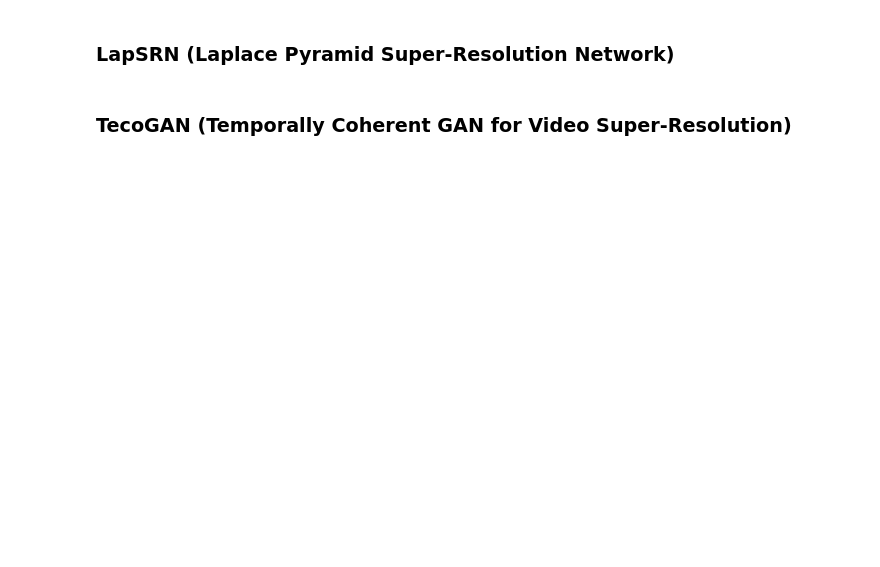
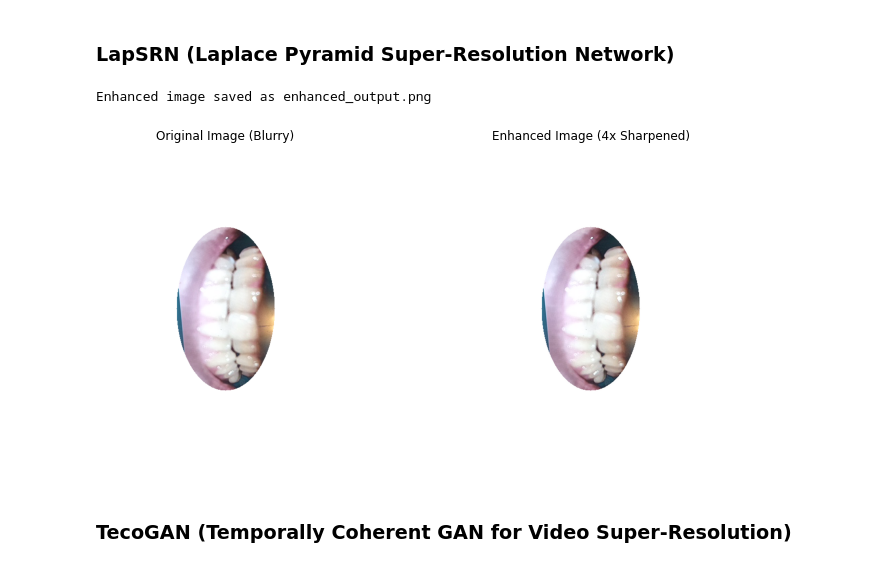
Before and after one commit to Muhammad-Abdullah-Jami/Personal_Projects, a Jupyter notebook: Image_enhancement_experimentation.ipynb, the cells around one changed output. Drawn from its saved outputs; the diff is of its cells as text; code cells hidden in the pictures; blank space fills up the shorter version.

```diff
--- a/Image_enhancement_experimentation.ipynb
+++ b/Image_enhancement_experimentation.ipynb
@@ -699,6 +903,62 @@ FSRNet (Fast Super-Resolution Network)
 ### LapSRN (Laplace Pyramid Super-Resolution Network)
 # %%
 LapSRN (Laplace Pyramid Super-Resolution Network)
+# %%
+import cv2
+import numpy as np
+from PIL import Image
+import matplotlib.pyplot as plt
+
+def enhance_image(image_path, output_path="enhanced_image.png", scale_factor=4):
+    # Load image using OpenCV
+    image = cv2.imread(image_path)
+
+    if image is None:
+        print("Error: Image not found or unable to read.")
+        return
+
+    # Convert from BGR to RGB (for correct color representation)
+    image = cv2.cvtColor(image, cv2.COLOR_BGR2RGB)
+
+    # Perform 4x Super-Resolution using Bicubic Interpolation
+    height, width = image.shape[:2]
+    upscaled_image = cv2.resize(image, (width * scale_factor, height * scale_factor), interpolation=cv2.INTER_CUBIC)
+
+    # Apply a sharpening filter
+    sharpening_kernel = np.array([[0, -1, 0],
+                                  [-1, 5, -1],
+                                  [0, -1, 0]])
+
+    sharpened_image = cv2.filter2D(upscaled_image, -1, sharpening_kernel)
+
+    # Convert back to PIL format for display
+    enhanced_image = Image.fromarray(sharpened_image)
+
+    # Save the enhanced image
+    enhanced_image.save(output_path)
+    print(f"Enhanced image saved as {output_path}")
+
+    # Display original and enhanced images
+    plt.figure(figsize=(12, 6))
+
+    plt.subplot(1, 2, 1)
+    plt.imshow(Image.open(image_path))
+    plt.title("Original Image (Blurry)")
+    plt.axis("off")
+
+    plt.subplot(1, 2, 2)
+    plt.imshow(enhanced_image)
+    plt.title("Enhanced Image (4x Sharpened)")
+    plt.axis("off")
+
+    plt.show()
+
+# Example usage
+image_path = "img.png"  # Replace with your image file path
+enhance_image(image_path, output_path="enhanced_output.png", scale_factor=4)
+# %% [output]
+Enhanced image saved as enhanced_output.png
+[figure, added]
 # %% [markdown]
 ### TecoGAN (Temporally Coherent GAN for Video Super-Resolution)
 # %%
```
Also changed, not shown: parts of 7 cells of this notebook, 4 other files.
